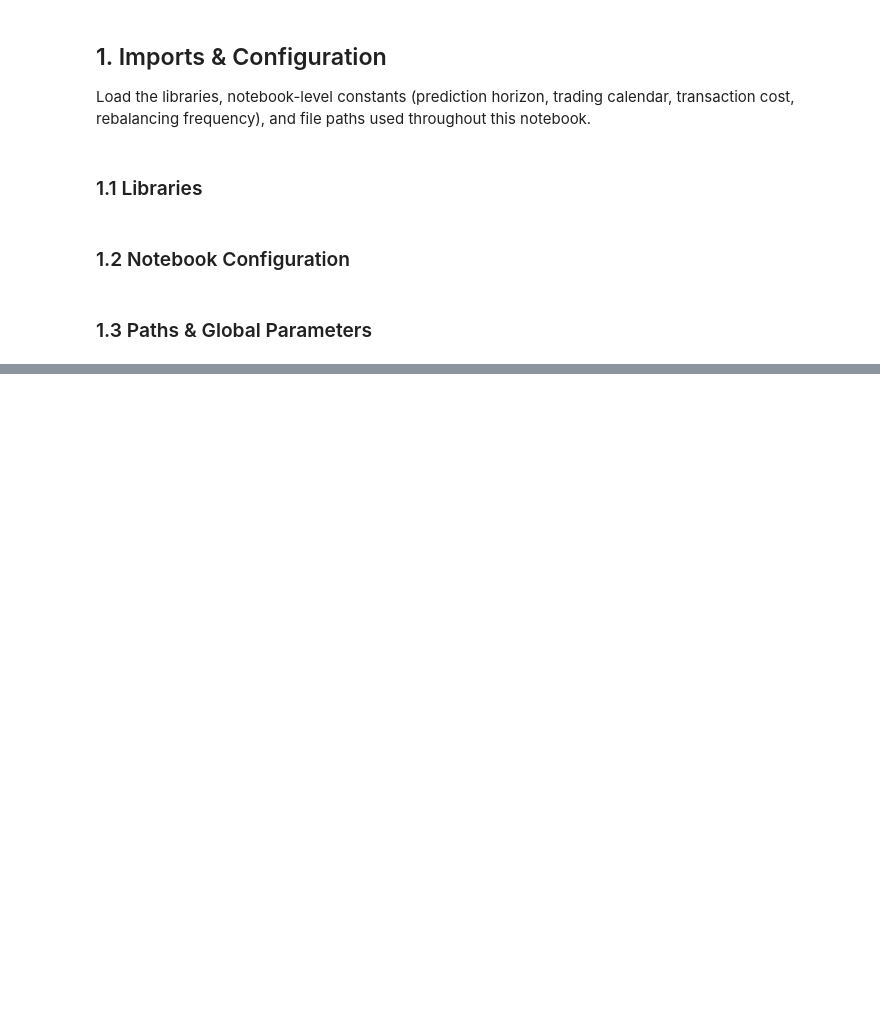
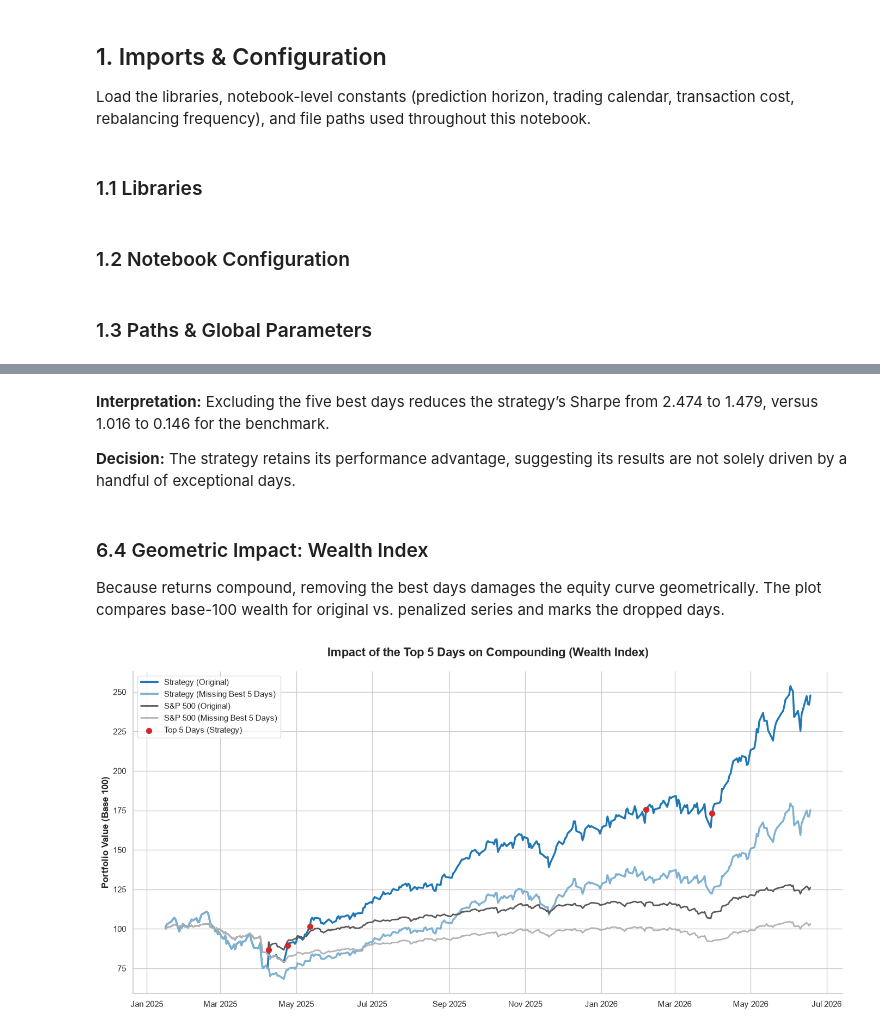
Before and after one commit to PalaciosDaniel/quant-portfolio-project, a Jupyter notebook: notebooks/10_robustness_stress_testing.ipynb, the cells around one changed output, grey strips where cells are left out. Saved outputs shown, nothing was run; the diff lists cells and outputs as text; code cells hidden in the pictures; blank space fills up the shorter version.

```diff
--- a/notebooks/10_robustness_stress_testing.ipynb
+++ b/notebooks/10_robustness_stress_testing.ipynb
@@ -540,0 +750,16 @@ TypeError: unsupported operand type(s) for +: 'float' and 'DatetimeArray'
+# %%
+from src.portfolio.robustness import (
+    load_benchmark_returns,
+    align_series,
+    fit_capm_newey_west,
+    print_capm_summary,
+    get_strategy_returns
+)
+
+s_bmk_returns = load_benchmark_returns(BENCHMARK_RETURNS_PATH)
+s_strategy, s_bmk_aligned = align_series(
+    get_strategy_returns(net_returns, FINAL_CANDIDATE), s_bmk_returns
+)
+
+capm = fit_capm_newey_west(s_strategy, s_bmk_aligned)
+print_capm_summary(capm, FINAL_CANDIDATE["role"])
@@ -540,0 +780,25 @@ TypeError: unsupported operand type(s) for +: 'float' and 'DatetimeArray'
+# %%
+from src.portfolio.robustness import (
+    best_days_test,
+    print_robustness_table
+)
+
+N_DROP = 5  # Number of best days to drop for robustness testing
+
+outlier_robustness_df, penalized, dropped = best_days_test(
+    s_strategy, s_bmk_aligned, FINAL_CANDIDATE["role"]
+)
+
+fmt_dates = lambda dates: [d.strftime("%Y-%m-%d") for d in dates]
+print_robustness_table(
+    outlier_robustness_df,
+    f"OUTLIER RESISTANCE TEST: PENALIZING THE BEST {N_DROP} DAYS",
+    notes=[
+        f"Strategy lost days:  {fmt_dates(dropped['strategy'])}",
+        f"Benchmark lost days: {fmt_dates(dropped['benchmark'])}",
+    ],
+)
+
+s_strategy_penalized = penalized["strategy"]
+s_bmk_penalized = penalized["benchmark"]
+strat_top_dates = dropped["strategy"]
@@ -540,0 +818,14 @@ TypeError: unsupported operand type(s) for +: 'float' and 'DatetimeArray'
+# %% [markdown]
+**Interpretation:** Excluding the five best days reduces the strategy’s Sharpe from 2.474 to 1.479, versus 1.016 to 0.146 for the benchmark.
+
+**Decision:** The strategy retains its performance advantage, suggesting its results are not solely driven by a handful of exceptional days.
+# %% [markdown]
+### 6.4 Geometric Impact: Wealth Index
+
+Because returns compound, removing the best days damages the equity curve geometrically. The plot compares base-100 wealth for original vs. penalized series and marks the dropped days.
+# %%
+from src.portfolio.robustness import (plot_wealth_index)
+
+plot_wealth_index(s_strategy, s_strategy_penalized, s_bmk_aligned, s_bmk_penalized, strat_top_dates)
+# %% [output]
+[figure, added]
```
Also changed, not shown: parts of 76 cells of this notebook, 11 other files.
